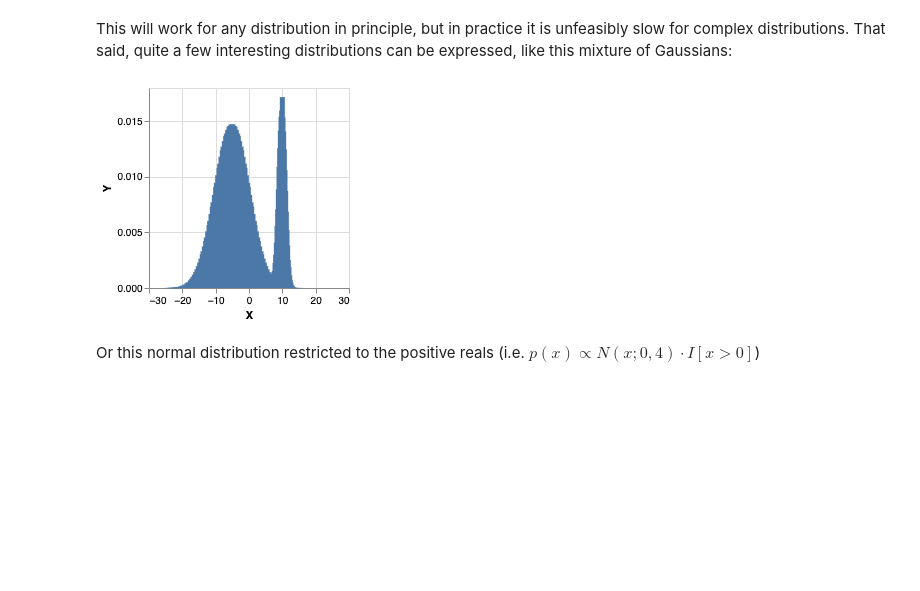
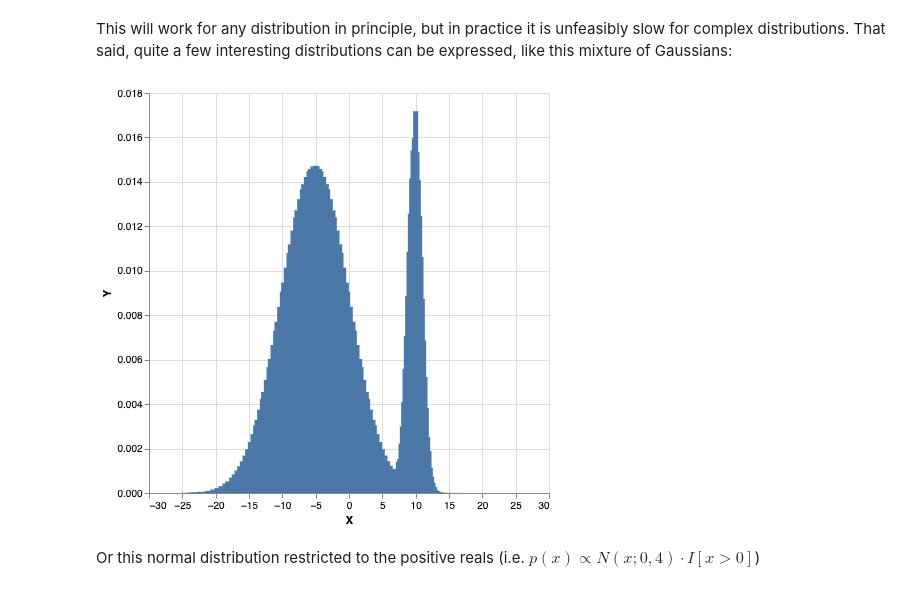
Before and after one commit to tweag/monad-bayes, a Jupyter notebook: notebooks/Introduction.ipynb, the cells around one changed output. Saved outputs shown, nothing was run; the diff lists cells and outputs as text; code cells hidden in the pictures; blank space fills up the shorter version.

```diff
--- a/notebooks/Introduction.ipynb
+++ b/notebooks/Introduction.ipynb
@@ -105,11 +105,11 @@ This will work for any distribution in principle, but in practice it is unfeasib
 # %%
 model2 = do
     p <- bernoulli 0.2
     if p then normal 10 1 else normal (-5) 5
 
-plotVega $ histogram 250 0.2 model2
+plot $ histogram 250 0.2 model2
 # %% [output]
-[figure, old version]
+[figure, new version]
 # %% [markdown]
 Or this normal distribution restricted to the positive reals (i.e. $p(x) \propto N(x;0,4)\cdot I[x>0]$)
 # %%
```
Also changed, not shown: parts of 14 cells of this notebook, 34 other files.
